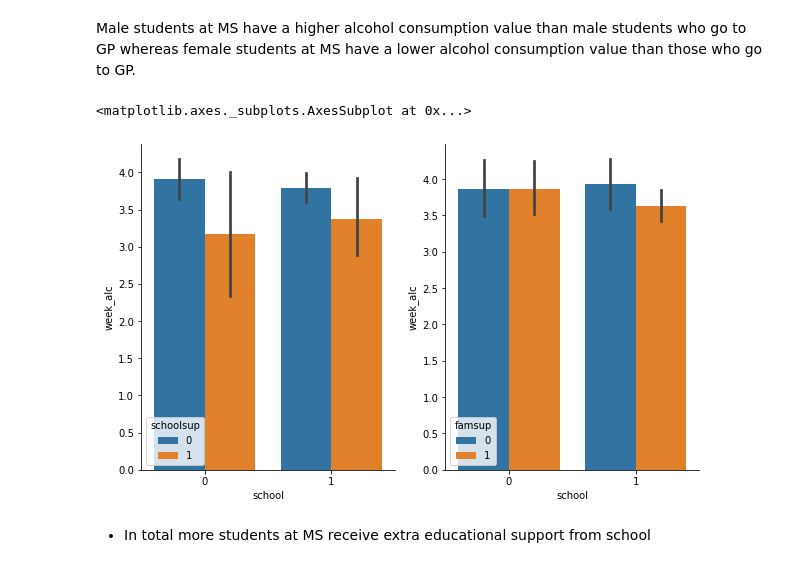
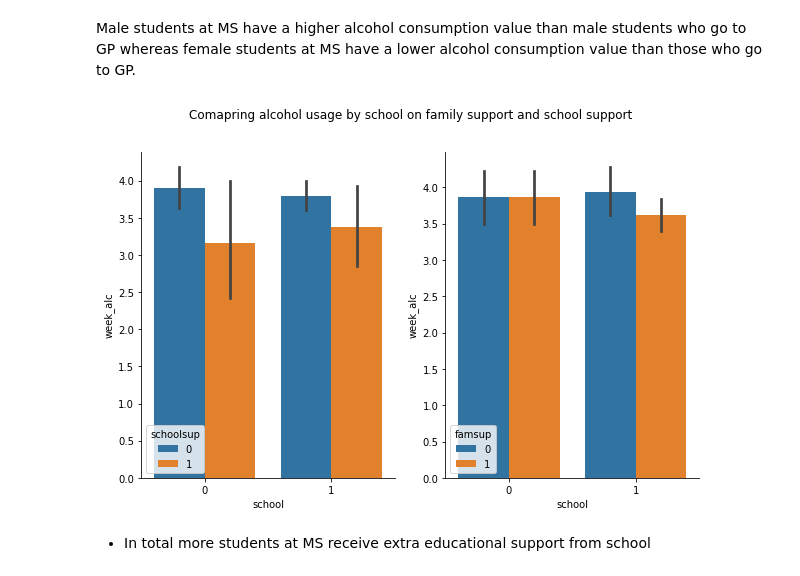
Before and after one commit to Yeshi341/Student_Alcohol_Consumption, a Jupyter notebook: EDA.ipynb, the cells around one changed output. Drawn from its saved outputs; the diff is of its cells as text; code cells hidden in the pictures.

```diff
--- a/EDA.ipynb
+++ b/EDA.ipynb
@@ -420,13 +679,11 @@ Male students at MS have a higher alcohol consumption value than male students w
 # %%
 fig, ax = plt.subplots(1, 2, figsize= (10,6))
 sns.despine(right=True)
+fig.suptitle('Comparing alcohol usage by school on family support and school support')
 sns.barplot(x="school", y="week_alc", hue="schoolsup", data=df, orient = 'v', ax = ax[0])
-sns.barplot(x="school", y="week_alc", hue="famsup", data=df, orient = 'v', ax = ax[1])
-
-# df.groupby(by= 'school').count()
+sns.barplot(x="school", y="week_alc", hue="famsup", data=df, orient = 'v', ax = ax[1]);
 # %% [output]
-<matplotlib.axes._subplots.AxesSubplot at 0x...>
-[figure, old version]
+[figure, new version]
 # %% [markdown]
 * In total more students at MS receive extra educational support from school
 # %%
```
Also changed, not shown: parts of 32 cells of this notebook, 2 other files.
